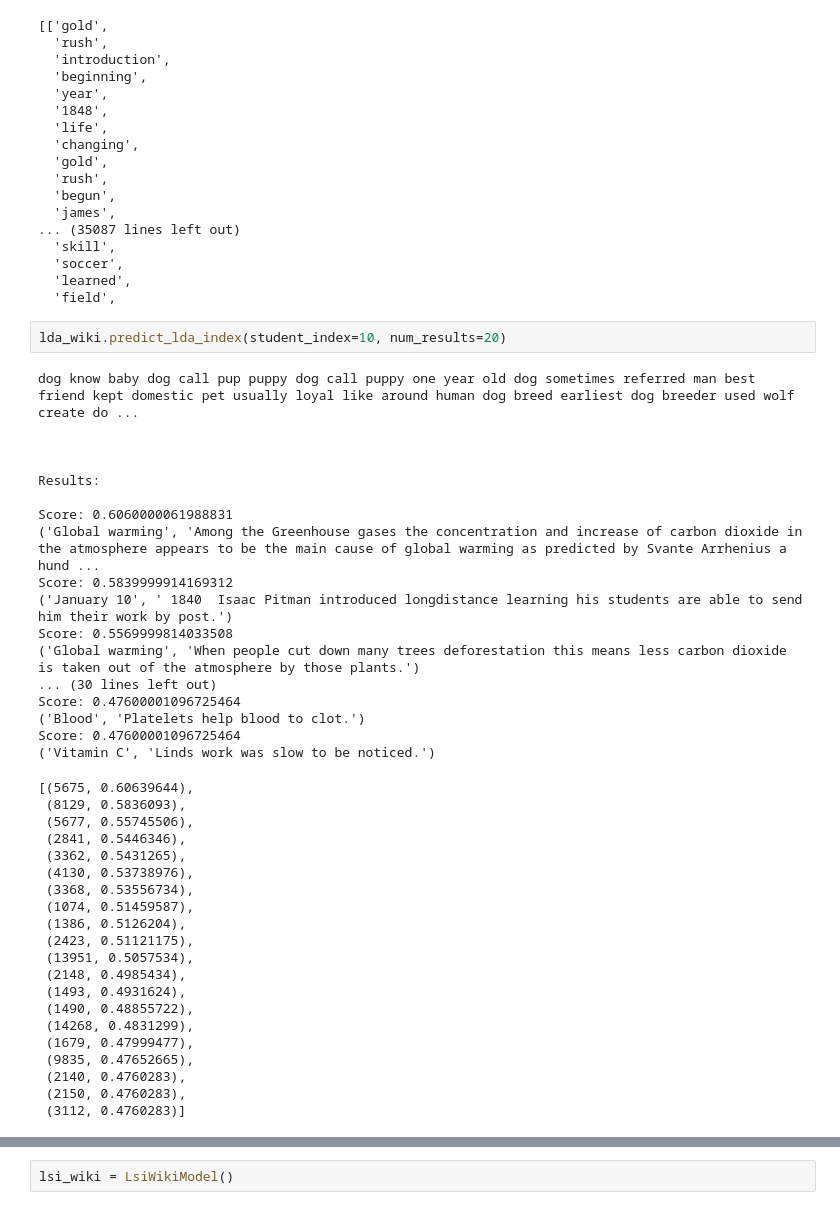
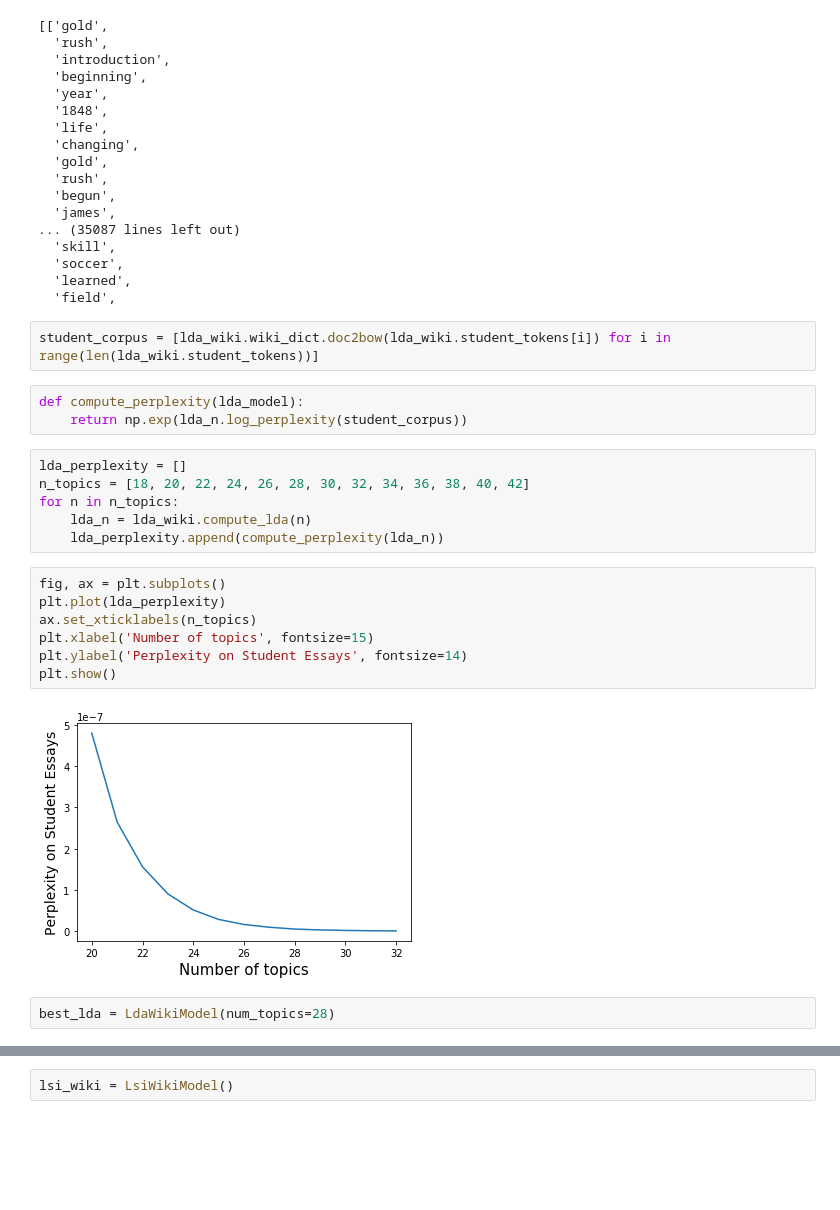
Before and after one commit to mibarguen/complementary_fact_finder, a Jupyter notebook: notebooks/wiki_exploration.ipynb, the cells around one changed output, grey strips where cells are left out. Drawn from its saved outputs; the diff is of its cells as text; blank space fills up the shorter version.

```diff
--- a/notebooks/wiki_exploration.ipynb
+++ b/notebooks/wiki_exploration.ipynb
@@ -162,43 +135,25 @@ lda_wiki.student_tokens
   'soccer',
   'learned',
   'field',
-# %%
-lda_wiki.predict_lda_index(student_index=10, num_results=20)
-# %% [output]
-dog know baby dog call pup puppy dog call puppy one year old dog sometimes referred man best friend kept domestic pet usually loyal like around human dog breed earliest dog breeder used wolf create do ...
-
-
-
-Results:
-
-Score: 0.6060000061988831
-('Global warming', 'Among the Greenhouse gases the concentration and increase of carbon dioxide in the atmosphere appears to be the main cause of global warming as predicted by Svante Arrhenius a hund ...
-Score: 0.5839999914169312
-('January 10', ' 1840  Isaac Pitman introduced longdistance learning his students are able to send him their work by post.')
-Score: 0.5569999814033508
-('Global warming', 'When people cut down many trees deforestation this means less carbon dioxide is taken out of the atmosphere by those plants.')
-... (30 lines left out)
-Score: 0.47600001096725464
-('Blood', 'Platelets help blood to clot.')
-Score: 0.47600001096725464
-('Vitamin C', 'Linds work was slow to be noticed.')
-[(5675, 0.60639644),
- (8129, 0.5836093),
- (5677, 0.55745506),
- (2841, 0.5446346),
- (3362, 0.5431265),
- (4130, 0.53738976),
- (3368, 0.53556734),
- (1074, 0.51459587),
- (1386, 0.5126204),
- (2423, 0.51121175),
- (13951, 0.5057534),
- (2148, 0.4985434),
- (1493, 0.4931624),
- (1490, 0.48855722),
- (14268, 0.4831299),
- (1679, 0.47999477),
- (9835, 0.47652665),
- (2140, 0.4760283),
- (2150, 0.4760283),
- (3112, 0.4760283)]
+# %%
+student_corpus = [lda_wiki.wiki_dict.doc2bow(lda_wiki.student_tokens[i]) for i in range(len(lda_wiki.student_tokens))]
+# %%
+def compute_perplexity(lda_model):
+    return np.exp(lda_n.log_perplexity(student_corpus))
+# %%
+lda_perplexity = []
+n_topics = [18, 20, 22, 24, 26, 28, 30, 32, 34, 36, 38, 40, 42]
+for n in n_topics:
+    lda_n = lda_wiki.compute_lda(n)
+    lda_perplexity.append(compute_perplexity(lda_n))
+# %%
+fig, ax = plt.subplots()
+plt.plot(lda_perplexity)
+ax.set_xticklabels(n_topics)
+plt.xlabel('Number of topics', fontsize=15)
+plt.ylabel('Perplexity on Student Essays', fontsize=14)
+plt.show()
+# %% [output]
+[figure, added]
+# %%
+best_lda = LdaWikiModel(num_topics=28)
```
Also changed, not shown: parts of 12 cells of this notebook, 2 other files.
